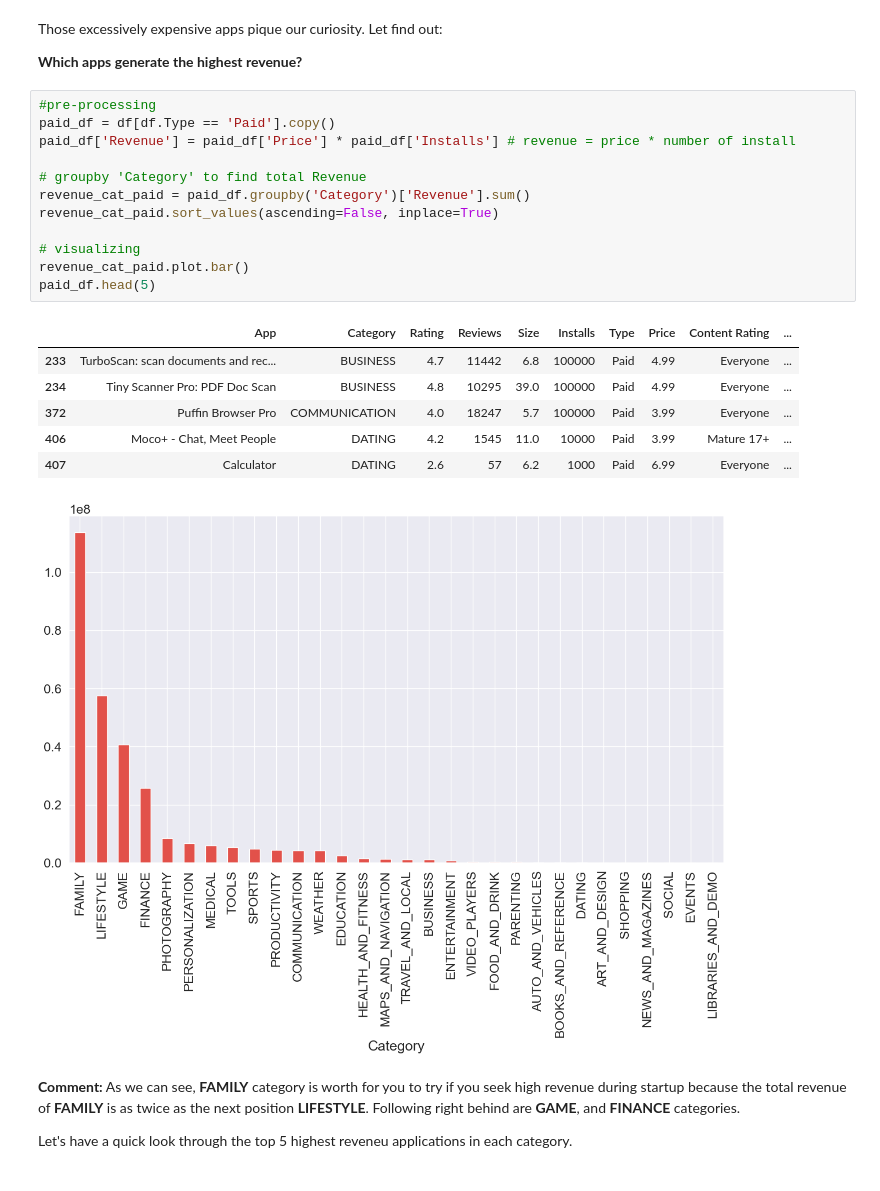
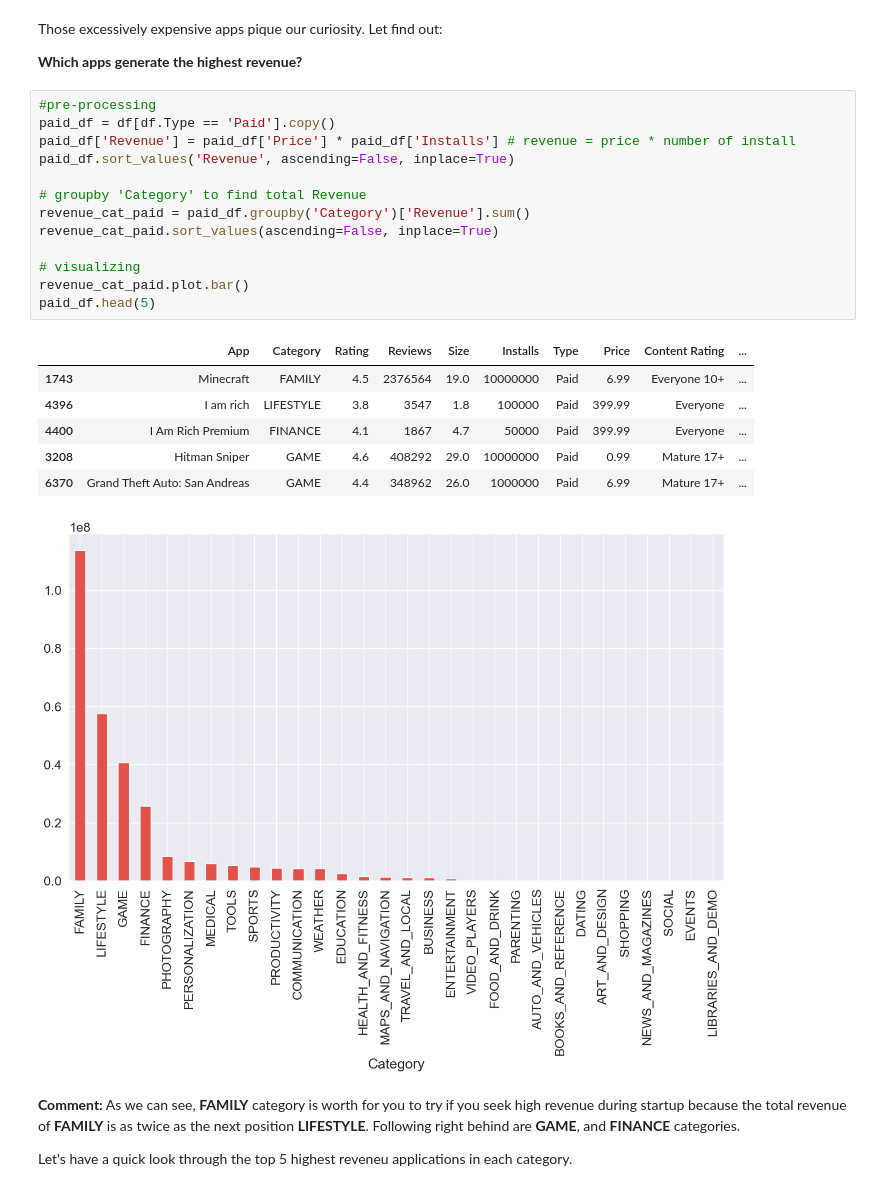
Before and after one commit to Luc-h0/Lap_trinh_cho_khoa_hoc_du_lieu, a Jupyter notebook: Notebook/2.0-EDA.ipynb, the cells around one changed output. Cells and saved outputs as stored; diff of their text form.

```diff
--- a/Notebook/2.0-EDA.ipynb
+++ b/Notebook/2.0-EDA.ipynb
@@ -608,22 +603,23 @@ Those excessively expensive apps pique our curiosity. Let find out:
 # %%
 #pre-processing
 paid_df = df[df.Type == 'Paid'].copy()
 paid_df['Revenue'] = paid_df['Price'] * paid_df['Installs'] # revenue = price * number of install
+paid_df.sort_values('Revenue', ascending=False, inplace=True)
 
 # groupby 'Category' to find total Revenue
 revenue_cat_paid = paid_df.groupby('Category')['Revenue'].sum()
 revenue_cat_paid.sort_values(ascending=False, inplace=True)
 
 # visualizing
 revenue_cat_paid.plot.bar()
 paid_df.head(5)
 # %% [output]
 |  | App | Category | Rating | Reviews | Size | Installs | Type | Price | Content Rating | ... |
-| 233 | TurboScan: scan documents and rec... | BUSINESS | 4.7 | 11442 | 6.8 | 100000 | Paid | 4.99 | Everyone | ... |
-| 234 | Tiny Scanner Pro: PDF Doc Scan | BUSINESS | 4.8 | 10295 | 39.0 | 100000 | Paid | 4.99 | Everyone | ... |
-| 372 | Puffin Browser Pro | COMMUNICATION | 4.0 | 18247 | 5.7 | 100000 | Paid | 3.99 | Everyone | ... |
-| 406 | Moco+ - Chat, Meet People | DATING | 4.2 | 1545 | 11.0 | 10000 | Paid | 3.99 | Mature 17+ | ... |
-| 407 | Calculator | DATING | 2.6 | 57 | 6.2 | 1000 | Paid | 6.99 | Everyone | ... |
+| 1743 | Minecraft | FAMILY | 4.5 | 2376564 | 19.0 | 10000000 | Paid | 6.99 | Everyone 10+ | ... |
+| 4396 | I am rich | LIFESTYLE | 3.8 | 3547 | 1.8 | 100000 | Paid | 399.99 | Everyone | ... |
+| 4400 | I Am Rich Premium | FINANCE | 4.1 | 1867 | 4.7 | 50000 | Paid | 399.99 | Everyone | ... |
+| 3208 | Hitman Sniper | GAME | 4.6 | 408292 | 29.0 | 10000000 | Paid | 0.99 | Mature 17+ | ... |
+| 6370 | Grand Theft Auto: San Andreas | GAME | 4.4 | 348962 | 26.0 | 1000000 | Paid | 6.99 | Mature 17+ | ... |
 [figure]
 # %% [markdown]
 **Comment:** As we can see, **FAMILY** category is worth for you to try if you seek high revenue during startup because the total revenue of **FAMILY** is as twice as the next position **LIFESTYLE**. Following right behind are  **GAME**, and **FINANCE** categories.
```
Also changed, not shown: parts of 6 cells of this notebook.
